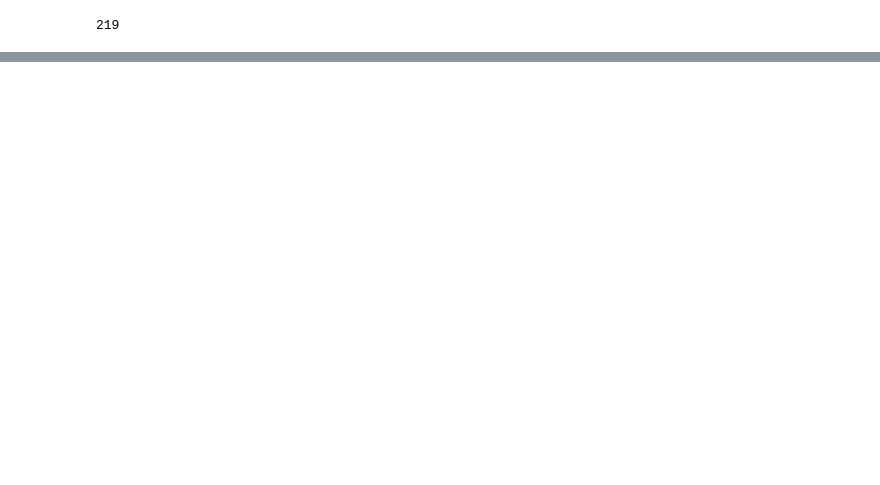
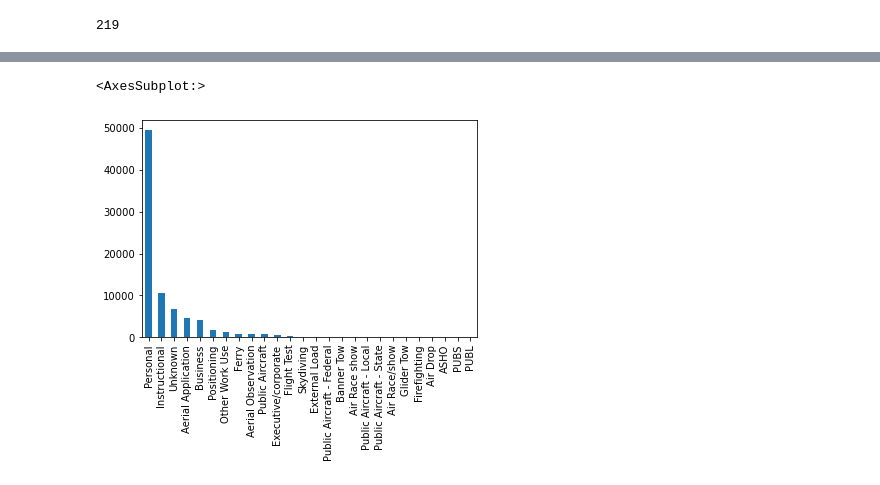
Before and after one commit to Bonifacemutwiri17/dsc-phase-1-project-v3, a Jupyter notebook: student.ipynb, the cells around one changed output, grey strips where cells are left out. Drawn from its saved outputs; the diff is of its cells as text; code cells hidden in the pictures; blank space fills up the shorter version.

Commit message:
Plot bar

```diff
--- a/student.ipynb
+++ b/student.ipynb
@@ -224,0 +233,5 @@ Name: Country, Length: 219, dtype: int64
+# %%
+df['Purpose.of.flight'].value_counts().plot.bar()
+# %% [output]
+<AxesSubplot:>
+[figure, added]
```
Also changed, not shown: parts of 4 cells of this notebook.
